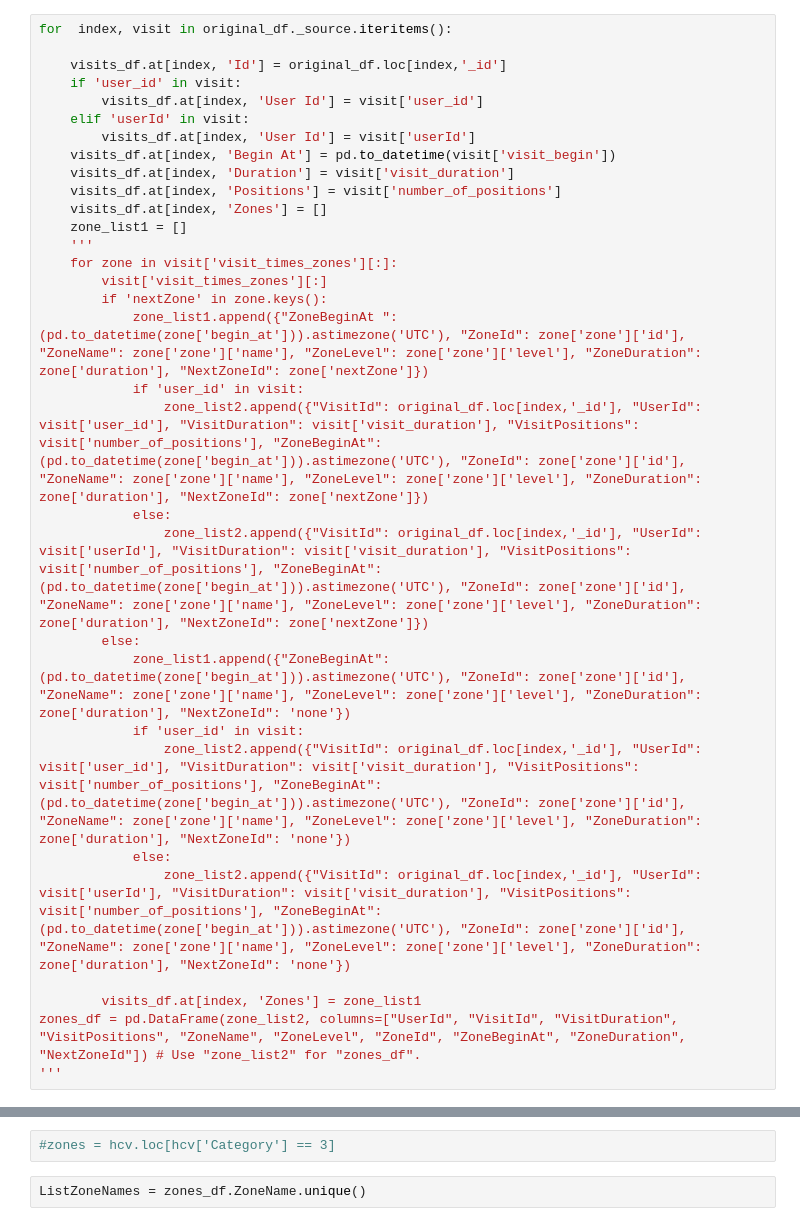
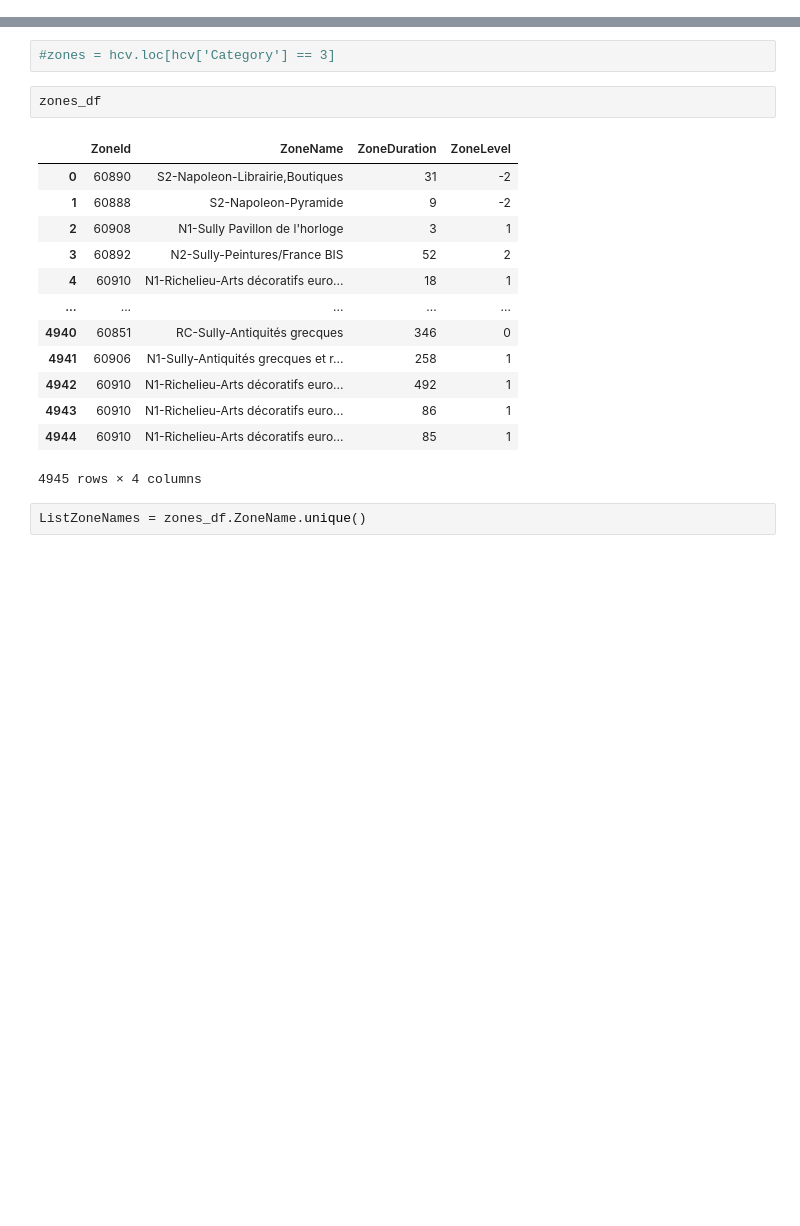
Before and after one commit to IndoorGen/LouvreIndoorTrajectoryGen, a Jupyter notebook: IndoorStats.ipynb, the cells around one changed output, grey strips where cells are left out. Saved outputs shown, nothing was run; the diff lists cells and outputs as text; blank space fills up the shorter version.

```diff
--- a/IndoorStats.ipynb
+++ b/IndoorStats.ipynb
@@ -76,35 +76,3 @@ visit['visit_times_zones'][:]
    'level': 1},
   'begin_at': '2017-05-29T14:05:12.000Z',
   'duration': 85}]
-# %%
-for  index, visit in original_df._source.iteritems():
-
-    visits_df.at[index, 'Id'] = original_df.loc[index,'_id']
-    if 'user_id' in visit:
-        visits_df.at[index, 'User Id'] = visit['user_id']
-    elif 'userId' in visit:
-        visits_df.at[index, 'User Id'] = visit['userId']
-    visits_df.at[index, 'Begin At'] = pd.to_datetime(visit['visit_begin'])
-    visits_df.at[index, 'Duration'] = visit['visit_duration']
-    visits_df.at[index, 'Positions'] = visit['number_of_positions']
-    visits_df.at[index, 'Zones'] = []
-    zone_list1 = []
-    '''
-    for zone in visit['visit_times_zones'][:]:
-        visit['visit_times_zones'][:]
-        if 'nextZone' in zone.keys():
-            zone_list1.append({"ZoneBeginAt ": (pd.to_datetime(zone['begin_at'])).astimezone('UTC'), "ZoneId": zone['zone']['id'], "ZoneName": zone['zone']['name'], "ZoneLevel": zone['zone']['level'], "ZoneDuration": zone['duration'], "NextZoneId": zone['nextZone']})
-            if 'user_id' in visit:
-                zone_list2.append({"VisitId": original_df.loc[index,'_id'], "UserId": visit['user_id'], "VisitDuration": visit['visit_duration'], "VisitPositions": visit['number_of_positions'], "ZoneBeginAt": (pd.to_datetime(zone['begin_at'])).astimezone('UTC'), "ZoneId": zone['zone']['id'], "ZoneName": zone['zone']['name'], "ZoneLevel": zone['zone']['level'], "ZoneDuration": zone['duration'], "NextZoneId": zone['nextZone']})
-            else:
-                zone_list2.append({"VisitId": original_df.loc[index,'_id'], "UserId": visit['userId'], "VisitDuration": visit['visit_duration'], "VisitPositions": visit['number_of_positions'], "ZoneBeginAt": (pd.to_datetime(zone['begin_at'])).astimezone('UTC'), "ZoneId": zone['zone']['id'], "ZoneName": zone['zone']['name'], "ZoneLevel": zone['zone']['level'], "ZoneDuration": zone['duration'], "NextZoneId": zone['nextZone']})
-        else:
-            zone_list1.append({"ZoneBeginAt": (pd.to_datetime(zone['begin_at'])).astimezone('UTC'), "ZoneId": zone['zone']['id'], "ZoneName": zone['zone']['name'], "ZoneLevel": zone['zone']['level'], "ZoneDuration": zone['duration'], "NextZoneId": 'none'})
-            if 'user_id' in visit:
-                zone_list2.append({"VisitId": original_df.loc[index,'_id'], "UserId": visit['user_id'], "VisitDuration": visit['visit_duration'], "VisitPositions": visit['number_of_positions'], "ZoneBeginAt": (pd.to_datetime(zone['begin_at'])).astimezone('UTC'), "ZoneId": zone['zone']['id'], "ZoneName": zone['zone']['name'], "ZoneLevel": zone['zone']['level'], "ZoneDuration": zone['duration'], "NextZoneId": 'none'})
-            else:
-                zone_list2.append({"VisitId": original_df.loc[index,'_id'], "UserId": visit['userId'], "VisitDuration": visit['visit_duration'], "VisitPositions": visit['number_of_positions'], "ZoneBeginAt": (pd.to_datetime(zone['begin_at'])).astimezone('UTC'), "ZoneId": zone['zone']['id'], "ZoneName": zone['zone']['name'], "ZoneLevel": zone['zone']['level'], "ZoneDuration": zone['duration'], "NextZoneId": 'none'})
-
-        visits_df.at[index, 'Zones'] = zone_list1
-zones_df = pd.DataFrame(zone_list2, columns=["UserId", "VisitId", "VisitDuration", "VisitPositions", "ZoneName", "ZoneLevel", "ZoneId", "ZoneBeginAt", "ZoneDuration", "NextZoneId"]) # Use "zone_list2" for "zones_df".
-'''
@@ -129,6 +110,22 @@ for  index, visit in original_df._source.iteritems():
         zones_df.at[index, "ZoneLevel"] = zone["zone"]["level"]
 # %%
 #zones = hcv.loc[hcv['Category'] == 3]
+# %%
+zones_df
+# %% [output]
+|  | ZoneId | ZoneName | ZoneDuration | ZoneLevel |
+| 0 | 60890 | S2-Napoleon-Librairie,Boutiques | 31 | -2 |
+| 1 | 60888 | S2-Napoleon-Pyramide | 9 | -2 |
+| 2 | 60908 | N1-Sully Pavillon de l'horloge | 3 | 1 |
+| 3 | 60892 | N2-Sully-Peintures/France BIS | 52 | 2 |
+| 4 | 60910 | N1-Richelieu-Arts décoratifs euro... | 18 | 1 |
+| ... | ... | ... | ... | ... |
+| 4940 | 60851 | RC-Sully-Antiquités grecques | 346 | 0 |
+| 4941 | 60906 | N1-Sully-Antiquités grecques et r... | 258 | 1 |
+| 4942 | 60910 | N1-Richelieu-Arts décoratifs euro... | 492 | 1 |
+| 4943 | 60910 | N1-Richelieu-Arts décoratifs euro... | 86 | 1 |
+| 4944 | 60910 | N1-Richelieu-Arts décoratifs euro... | 85 | 1 |
+4945 rows × 4 columns
 # %%
 ListZoneNames = zones_df.ZoneName.unique()
 # %%
```
Also changed, not shown: parts of 25 cells of this notebook.
